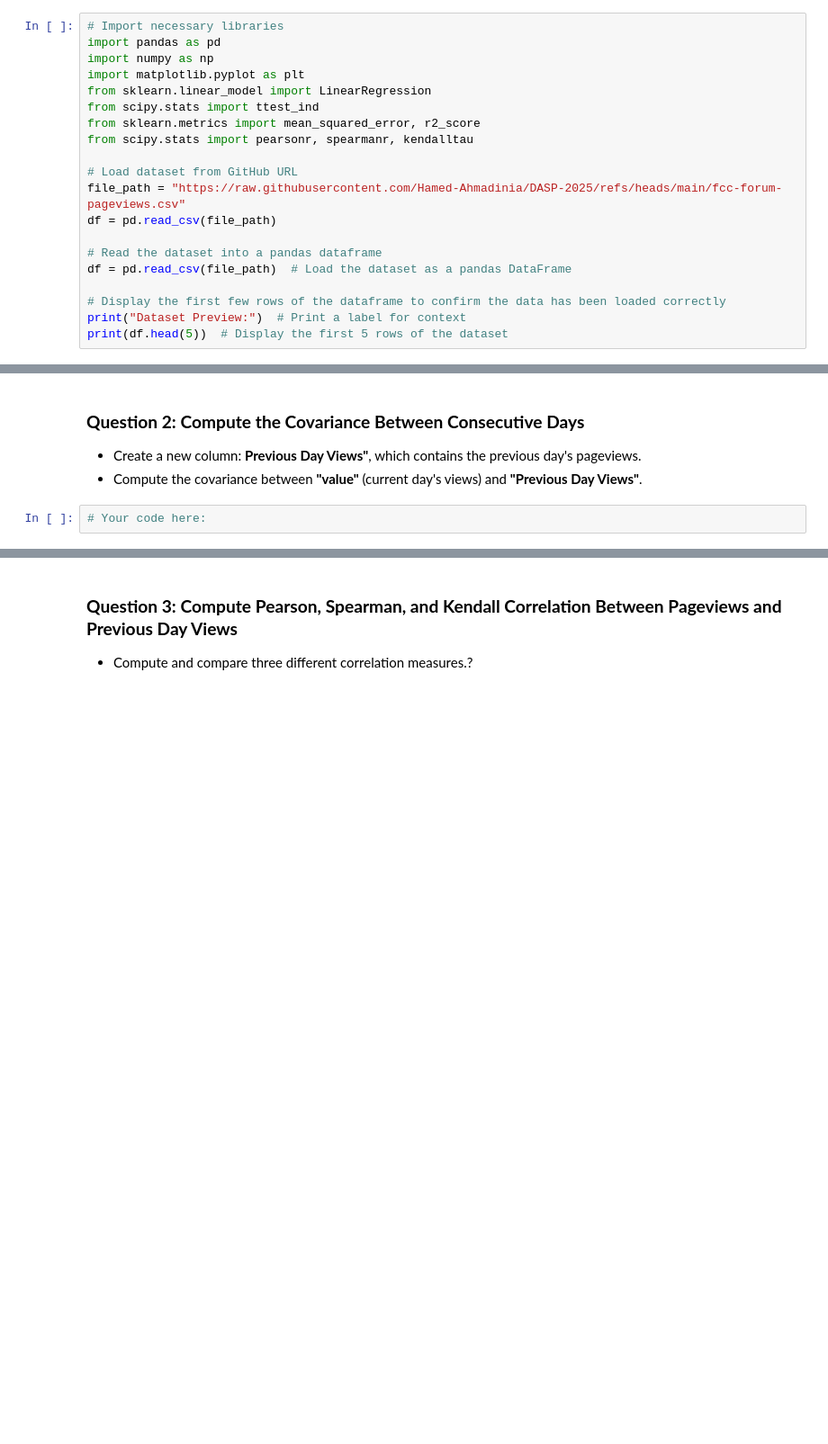
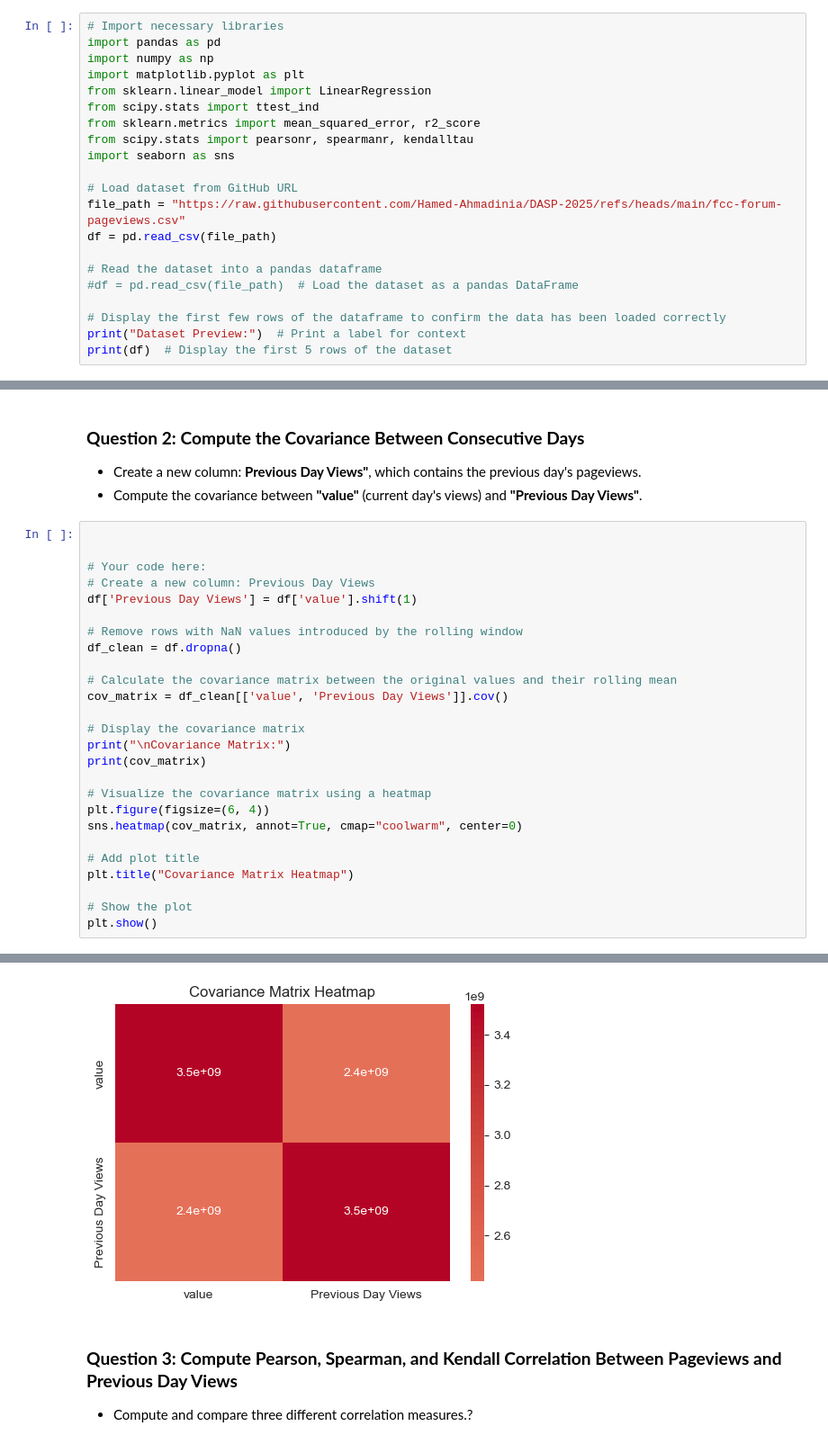
Before and after one commit to 01Qin/DataAnalytics, a Jupyter notebook: week 5/hands_on_python_practice 5.ipynb, the cells around one changed output, grey strips where cells are left out. Shown at 90% size. Saved outputs shown, nothing was run; the diff lists cells and outputs as text; blank space fills up the shorter version.

```diff
--- a/week 5/hands_on_python_practice 5.ipynb
+++ b/week 5/hands_on_python_practice 5.ipynb
@@ -9,16 +9,17 @@ from sklearn.linear_model import LinearRegression
 from scipy.stats import ttest_ind
 from sklearn.metrics import mean_squared_error, r2_score
 from scipy.stats import pearsonr, spearmanr, kendalltau
+import seaborn as sns
 
 # Load dataset from GitHub URL
 file_path = "https://raw.githubusercontent.com/Hamed-Ahmadinia/DASP-2025/refs/heads/main/fcc-forum-pageviews.csv"
 df = pd.read_csv(file_path)
 
 # Read the dataset into a pandas dataframe
-df = pd.read_csv(file_path)  # Load the dataset as a pandas DataFrame
+#df = pd.read_csv(file_path)  # Load the dataset as a pandas DataFrame
 
 # Display the first few rows of the dataframe to confirm the data has been loaded correctly
 print("Dataset Preview:")  # Print a label for context
-print(df.head(5))  # Display the first 5 rows of the dataset
+print(df)  # Display the first 5 rows of the dataset
 # %% [output]
 Dataset Preview:
@@ -38,4 +55,29 @@ Dataset Preview:
 - Create a new column: **Previous Day Views"**, which contains the previous day's pageviews.
 - Compute the covariance between **"value"** (current day's views) and **"Previous Day Views"**.
 # %%
+
+
 # Your code here:
+# Create a new column: Previous Day Views
+df['Previous Day Views'] = df['value'].shift(1)
+
+# Remove rows with NaN values introduced by the rolling window
+df_clean = df.dropna()
+
+# Calculate the covariance matrix between the original values and their rolling mean
+cov_matrix = df_clean[['value', 'Previous Day Views']].cov()
+
+# Display the covariance matrix
+print("\nCovariance Matrix:")
+print(cov_matrix)
+
+# Visualize the covariance matrix using a heatmap
+plt.figure(figsize=(6, 4))
+sns.heatmap(cov_matrix, annot=True, cmap="coolwarm", center=0)
+
+# Add plot title
+plt.title("Covariance Matrix Heatmap")
+
+# Show the plot
+plt.show()
+# %% [output]
@@ -42,3 +88,4 @@ Dataset Preview:
+[figure, added]
 # %% [markdown]
 ### **Question 3: Compute Pearson, Spearman, and Kendall Correlation Between Pageviews and Previous Day Views**
 - Compute and compare three different correlation measures.?
```
Also changed, not shown: parts of 7 cells of this notebook.
